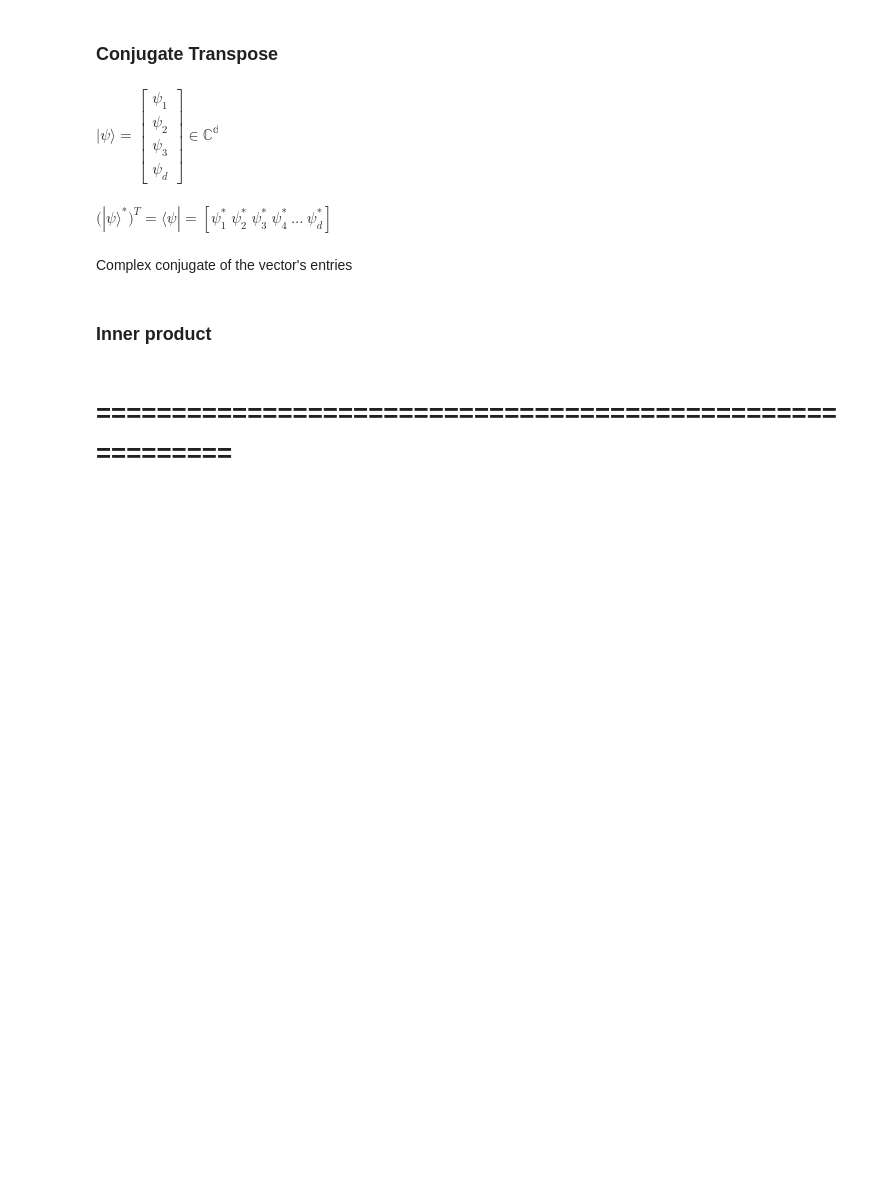
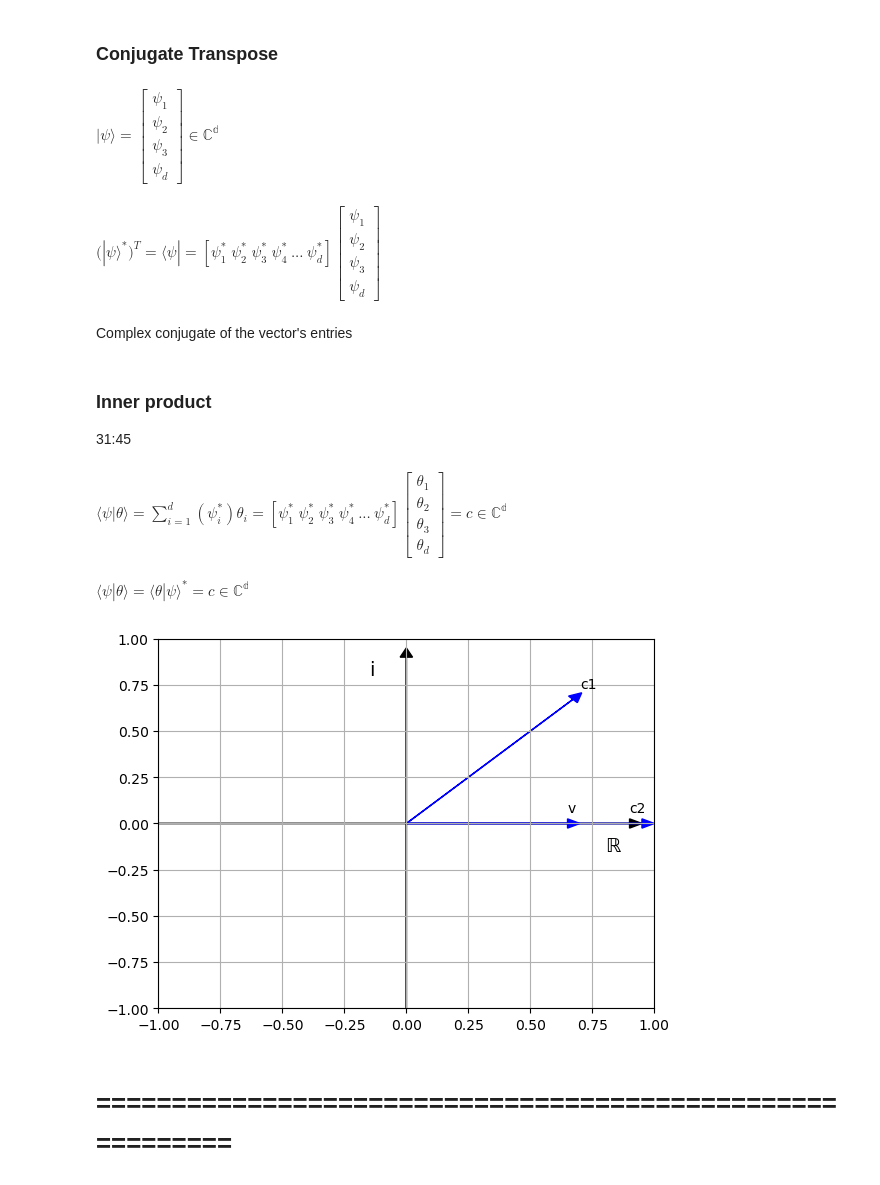
Before and after one commit to 0riv3r/quantum_computing_math_and_algorithms, a Jupyter notebook: quantum_math_cheat_sheet.ipynb, the cells around one changed output. Cells and saved outputs as stored; diff of their text form; code cells hidden in the pictures; blank space fills up the shorter version.

```diff
--- a/quantum_math_cheat_sheet.ipynb
+++ b/quantum_math_cheat_sheet.ipynb
@@ -188,7 +188,7 @@ import numpy as np # dodamo še numerično knjižico
 get_ipython().run_line_magic('matplotlib', 'inline')
 
 
-def complex_plane2(z,p1,p2,angle_size,center=(0,0),axis_type=0, angle_position="edge"):
+def complex_plane2(z,p1=None,p2=None,angle_size=0,center=(0,0),axis_type=0, angle_position="edge"):
     """Creates complex plane and shows complex numbers as vectors (complexors)
 
     Parameters
@@ -248,8 +248,9 @@ def complex_plane2(z,p1,p2,angle_size,center=(0,0),axis_type=0, angle_position="
 
 
         # call AngleAnnotation func
-        point, = ax.plot(*center, marker="o")
-        AngleAnnotation(center, p1[1], p2[1], ax=ax, size=angle_size, text=r"$\theta$", textposition=angle_position)
+        if p2 != None or p1 != None:
+            point, = ax.plot(*center, marker="o")
+            AngleAnnotation(center, p1[1], p2[1], ax=ax, size=angle_size, text=r"$\theta$", textposition=angle_position)
 # %% [markdown]
 ### Complex numbers
 # %%
@@ -589,14 +591,36 @@ v.shape = (4,1)
 display( Math('| \\psi \\rangle = ' + sym.latex(sym.sympify(v)) + '\\in \\mathbb{C^d}') )
 
 v_ct= np.array(['𝜓_1^*','𝜓_2^*','𝜓_3^*','𝜓_d^*'])
-display( Math('(| \\psi \\rangle ^*)^T = \langle \\psi | = [𝜓_1^* \\; 𝜓_2^* \\; 𝜓_3^* \\; 𝜓_4^* \\: ... \\: 𝜓_d^*]' ))
+display( Math('(| \\psi \\rangle ^*)^T = \langle \\psi | = [𝜓_1^* \\; 𝜓_2^* \\; 𝜓_3^* \\; 𝜓_4^* \\: ... \\: 𝜓_d^*] ' + sym.latex(sym.sympify(v)) ))
 # %% [output]
 $\displaystyle | \psi \rangle = \left[\begin{matrix}𝜓_{1}\\𝜓_{2}\\𝜓_{3}\\𝜓_{d}\end{matrix}\right]\in \mathbb{C^d}$
-$\displaystyle (| \psi \rangle ^*)^T = \langle \psi | = [𝜓_1^* \; 𝜓_2^* \; 𝜓_3^* \; 𝜓_4^* \: ... \: 𝜓_d^*]$
+$\displaystyle (| \psi \rangle ^*)^T = \langle \psi | = [𝜓_1^* \; 𝜓_2^* \; 𝜓_3^* \; 𝜓_4^* \: ... \: 𝜓_d^*] \left[\begin{matrix}𝜓_{1}\\𝜓_{2}\\𝜓_{3}\\𝜓_{d}\end{matrix}\right]$
 # %% [markdown]
 Complex conjugate of the vector's entries
 # %% [markdown]
 ### Inner product
+31:45
+# %%
+v_theta= np.array(['𝜃_1','𝜃_2','𝜃_3','𝜃_d'])
+v_theta.shape = (4,1)
+display( Math('\langle \\psi | \\theta \\rangle = \sum_{i=1}^{d} (\\psi_i^*) \\theta_i = [𝜓_1^* \\; 𝜓_2^* \\; 𝜓_3^* \\; 𝜓_4^* \\: ... \\: 𝜓_d^*] '\
+              + sym.latex(sym.sympify(v_theta)) + ' = c \\in \\mathbb{C^d}') )
+# %% [output]
+$\displaystyle \langle \psi | \theta \rangle = \sum_{i=1}^{d} (\psi_i^*) \theta_i = [𝜓_1^* \; 𝜓_2^* \; 𝜓_3^* \; 𝜓_4^* \: ... \: 𝜓_d^*] \left[\begin{matrix}𝜃_{1}\\𝜃_{2}\\𝜃_{3}\\𝜃_{d}\end{matrix}\right] = c \in \mathbb{C^d}$
+# %%
+display( Math('\langle \\psi | \\theta \\rangle = \langle \\theta | \\psi \\rangle^* = c \\in \\mathbb{C^d}') )
+# %% [output]
+$\displaystyle \langle \psi | \theta \rangle = \langle \theta | \psi \rangle^* = c \in \mathbb{C^d}$
+# %%
+z2=[1+0j,0.7071 + 0.7071j, 0.7 + 0.0j] # 0, 𝜋/4
+complex_plane2(z2, axis_type=1)
+
+plt.text(0.7,0.73,'c1')
+plt.text(0.9,0.06,'c2')
+plt.text(0.65,0.06,'v')
+plt.show()
+# %% [output]
+[figure, added]
 # %% [markdown]
 # ==========================================================
 # %%
```
Also changed, not shown: parts of 2 cells of this notebook.
